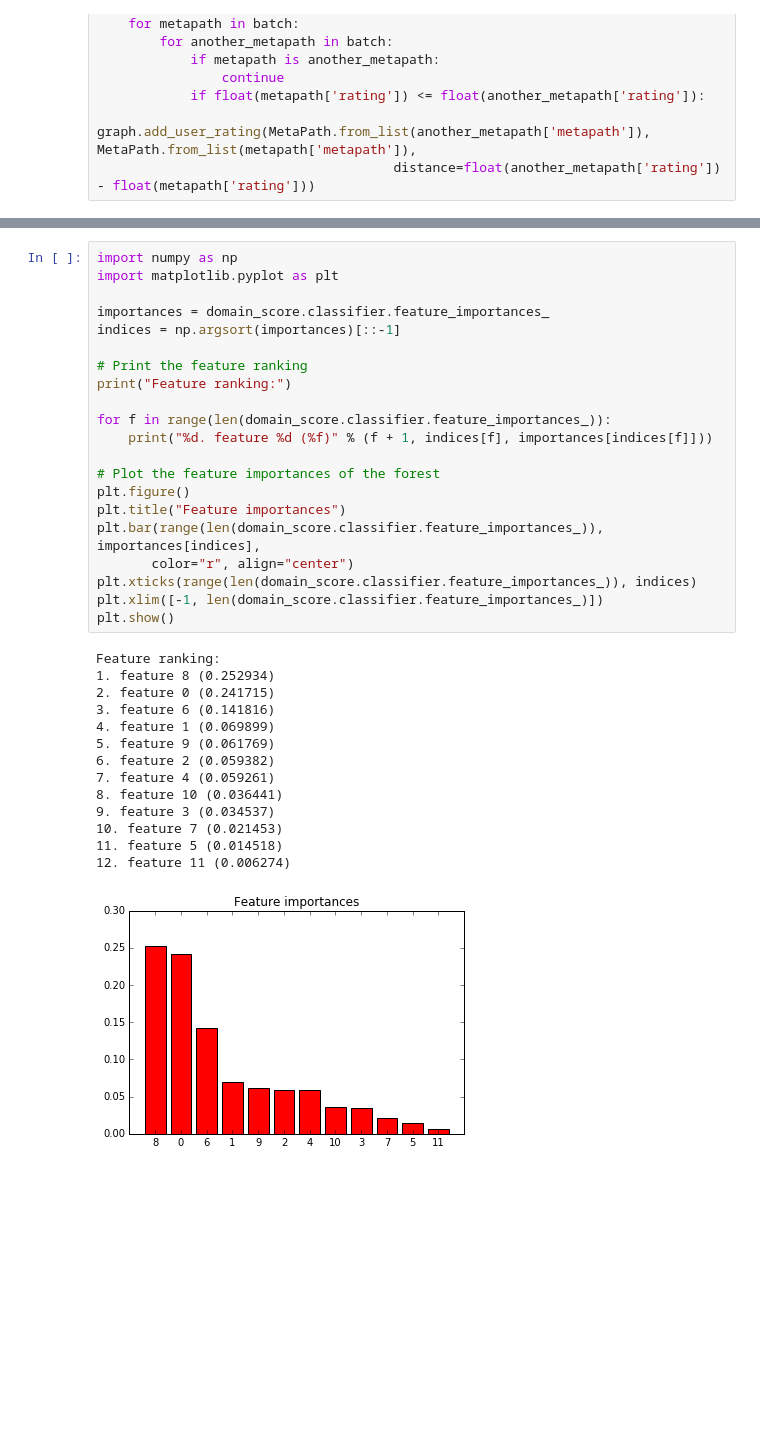
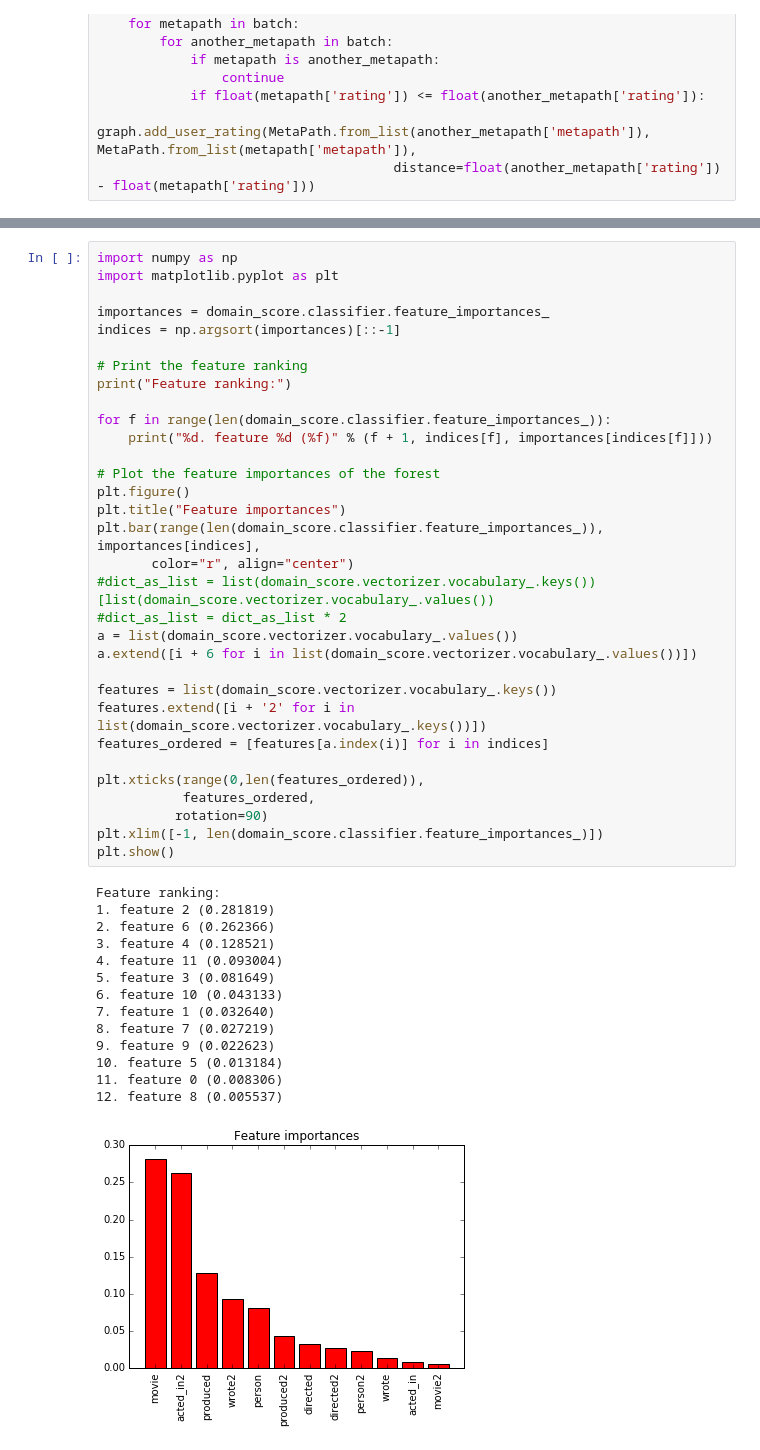
Before and after one commit to KDD-OpenSource/32de-python, a Jupyter notebook: load_data_open-day.ipynb, the cells around one changed output, grey strips where cells are left out. Cells and saved outputs as stored; diff of their text form; blank space fills up the shorter version.

Commit message:
Add exporting of decision tree graph and add feature names

```diff
--- a/load_data_open-day.ipynb
+++ b/load_data_open-day.ipynb
@@ -151,36 +153,47 @@ NotFittedError: This DecisionTreeClassifier instance is not fitted yet. Call 'fi
 # %%
 import numpy as np
 import matplotlib.pyplot as plt
 
 importances = domain_score.classifier.feature_importances_
 indices = np.argsort(importances)[::-1]
 
 # Print the feature ranking
 print("Feature ranking:")
 
 for f in range(len(domain_score.classifier.feature_importances_)):
     print("%d. feature %d (%f)" % (f + 1, indices[f], importances[indices[f]]))
 
 # Plot the feature importances of the forest
 plt.figure()
 plt.title("Feature importances")
 plt.bar(range(len(domain_score.classifier.feature_importances_)), importances[indices],
        color="r", align="center")
-plt.xticks(range(len(domain_score.classifier.feature_importances_)), indices)
+#dict_as_list = list(domain_score.vectorizer.vocabulary_.keys())[list(domain_score.vectorizer.vocabulary_.values())
+#dict_as_list = dict_as_list * 2
+a = list(domain_score.vectorizer.vocabulary_.values())
+a.extend([i + 6 for i in list(domain_score.vectorizer.vocabulary_.values())])
+
+features = list(domain_score.vectorizer.vocabulary_.keys())
+features.extend([i + '2' for i in list(domain_score.vectorizer.vocabulary_.keys())])
+features_ordered = [features[a.index(i)] for i in indices]
+
+plt.xticks(range(0,len(features_ordered)),
+           features_ordered,
+          rotation=90)
 plt.xlim([-1, len(domain_score.classifier.feature_importances_)])
 plt.show()
 # %% [output]
 Feature ranking:
-1. feature 8 (0.252934)
-2. feature 0 (0.241715)
-3. feature 6 (0.141816)
-4. feature 1 (0.069899)
-5. feature 9 (0.061769)
-6. feature 2 (0.059382)
-7. feature 4 (0.059261)
-8. feature 10 (0.036441)
-9. feature 3 (0.034537)
-10. feature 7 (0.021453)
-11. feature 5 (0.014518)
-12. feature 11 (0.006274)
+1. feature 2 (0.281819)
+2. feature 6 (0.262366)
+3. feature 4 (0.128521)
+4. feature 11 (0.093004)
+5. feature 3 (0.081649)
+6. feature 10 (0.043133)
+7. feature 1 (0.032640)
+8. feature 7 (0.027219)
+9. feature 9 (0.022623)
+10. feature 5 (0.013184)
+11. feature 0 (0.008306)
+12. feature 8 (0.005537)
-[figure, old version]
+[figure, new version]
```
Also changed, not shown: parts of 4 cells of this notebook.
